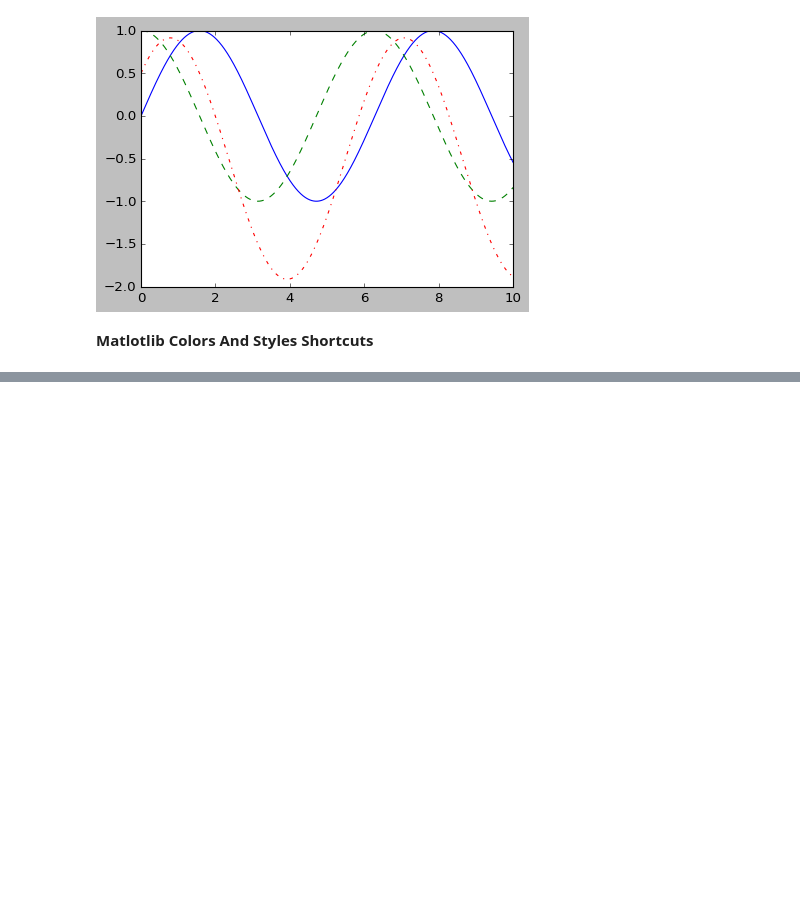
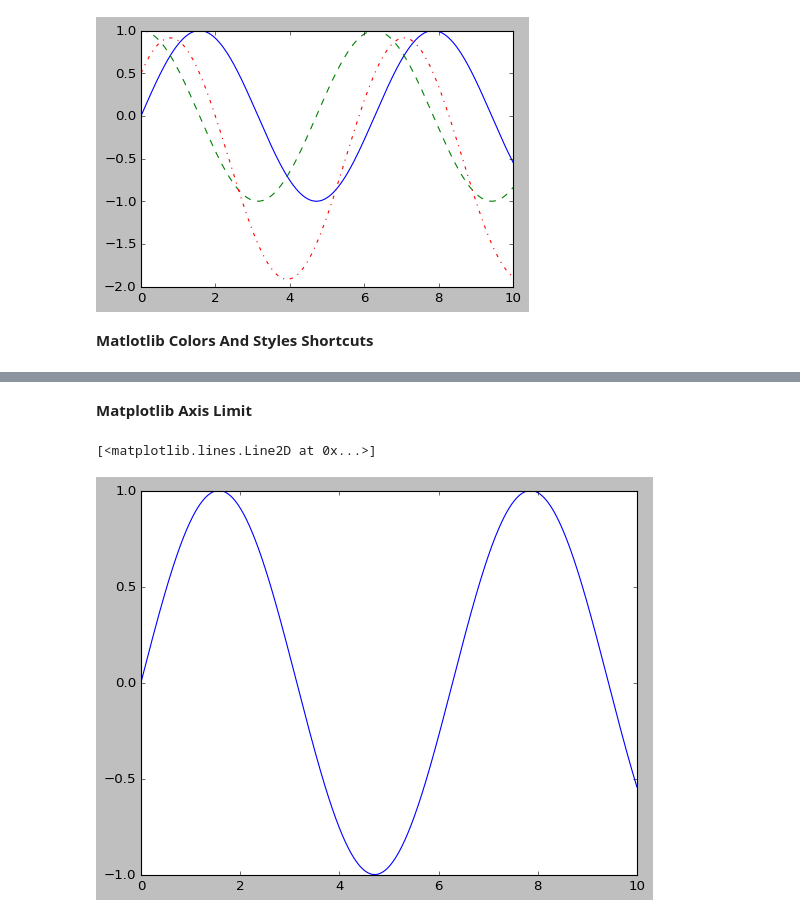
Before and after one commit to Asyfulazhim/peneraju_machine_learning, a Jupyter notebook: Data Science/matplotlib1.ipynb, the cells around one changed output, grey strips where cells are left out. Drawn from its saved outputs; the diff is of its cells as text; code cells hidden in the pictures; blank space fills up the shorter version.

Commit message:
axis limit

```diff
--- a/Data Science/matplotlib1.ipynb
+++ b/Data Science/matplotlib1.ipynb
@@ -150,0 +189,7 @@ ValueError: '_' is not a valid value for ls; supported values are '-', '--', '-.
+# %% [markdown]
+**Matplotlib Axis Limit**
+# %%
+plt.plot(x, np.sin(x))
+# %% [output]
+[<matplotlib.lines.Line2D at 0x...>]
+[figure, added]
```
Also changed, not shown: parts of 16 cells of this notebook.
